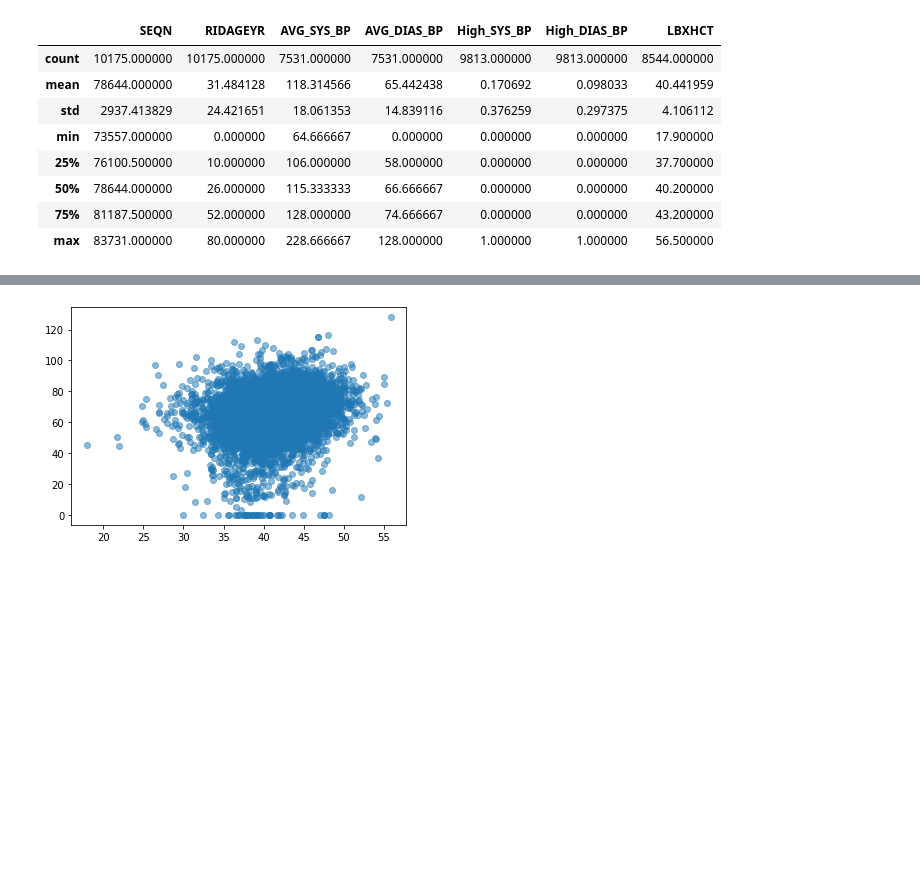
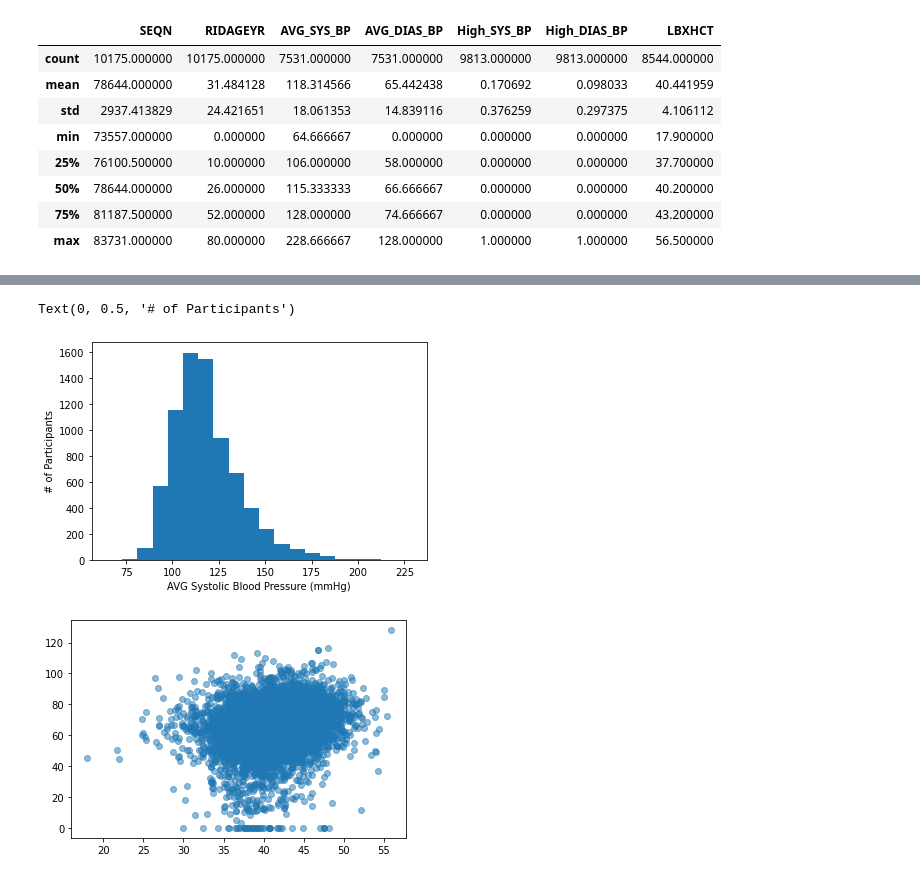
Before and after one commit to noodleybroodley/Final-Capstone, a Jupyter notebook: notebooks/test.ipynb, the cells around one changed output, grey strips where cells are left out. Drawn from its saved outputs; the diff is of its cells as text; code cells hidden in the pictures; blank space fills up the shorter version.

```diff
--- a/notebooks/test.ipynb
+++ b/notebooks/test.ipynb
@@ -131,3 +136,12 @@ ax = plt.hist(x=nicotine,bins=20)
+# %%
+fig, ax = plt.subplots()
+
+ax = plt.hist(x=avg_sys_bp,bins=20)
+plt.xlabel("AVG Systolic Blood Pressure (mmHg)")
+plt.ylabel("# of Participants")
+# %% [output]
+Text(0, 0.5, '# of Participants')
+[figure, added]
 # %%
 #AVG Diastolic BP vs Nicotine (Hydroxycotinine, Serum (ng/mL))
 fig, ax = plt.subplots()
```
Also changed, not shown: parts of 6 cells of this notebook, 1 other file.
